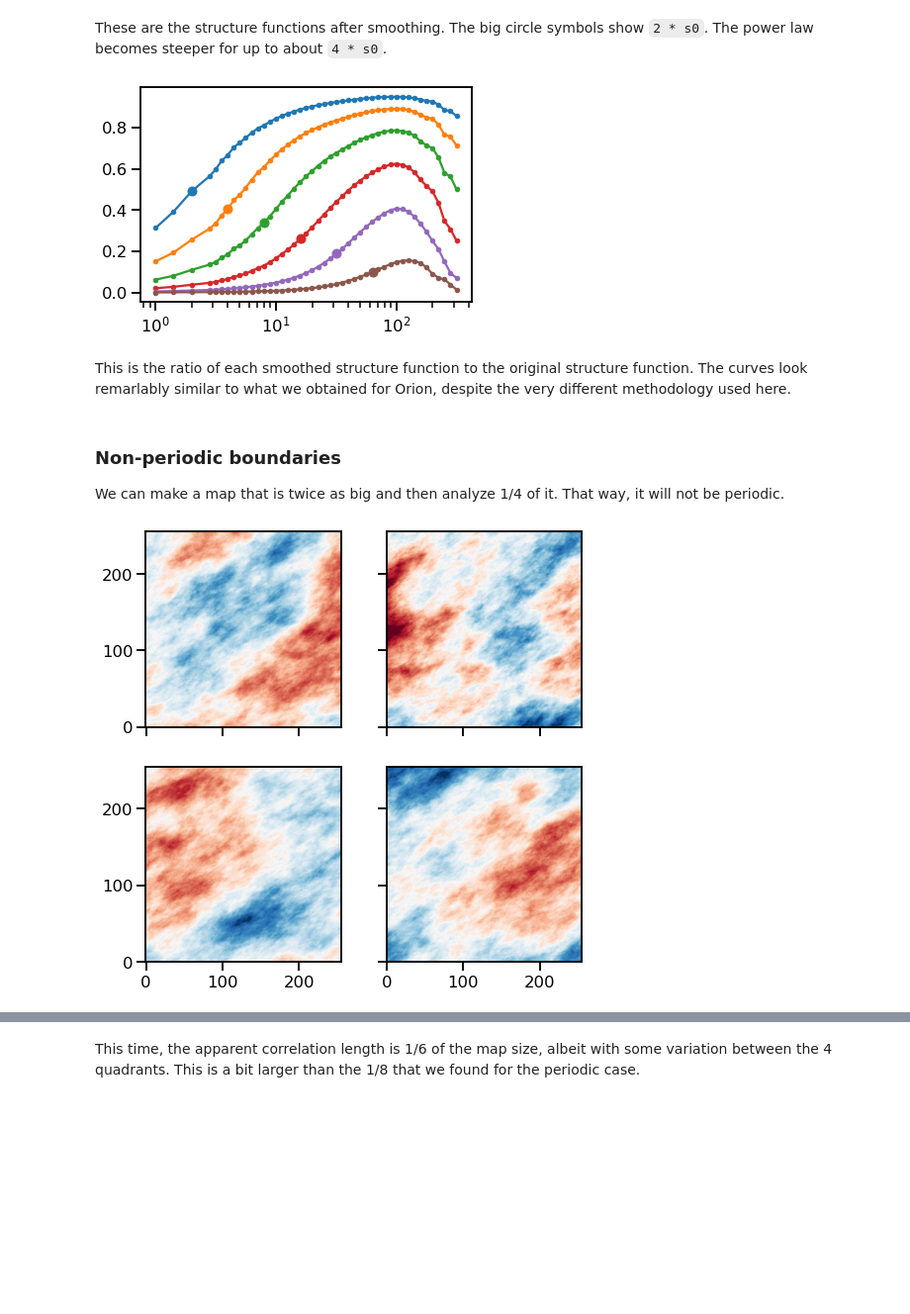
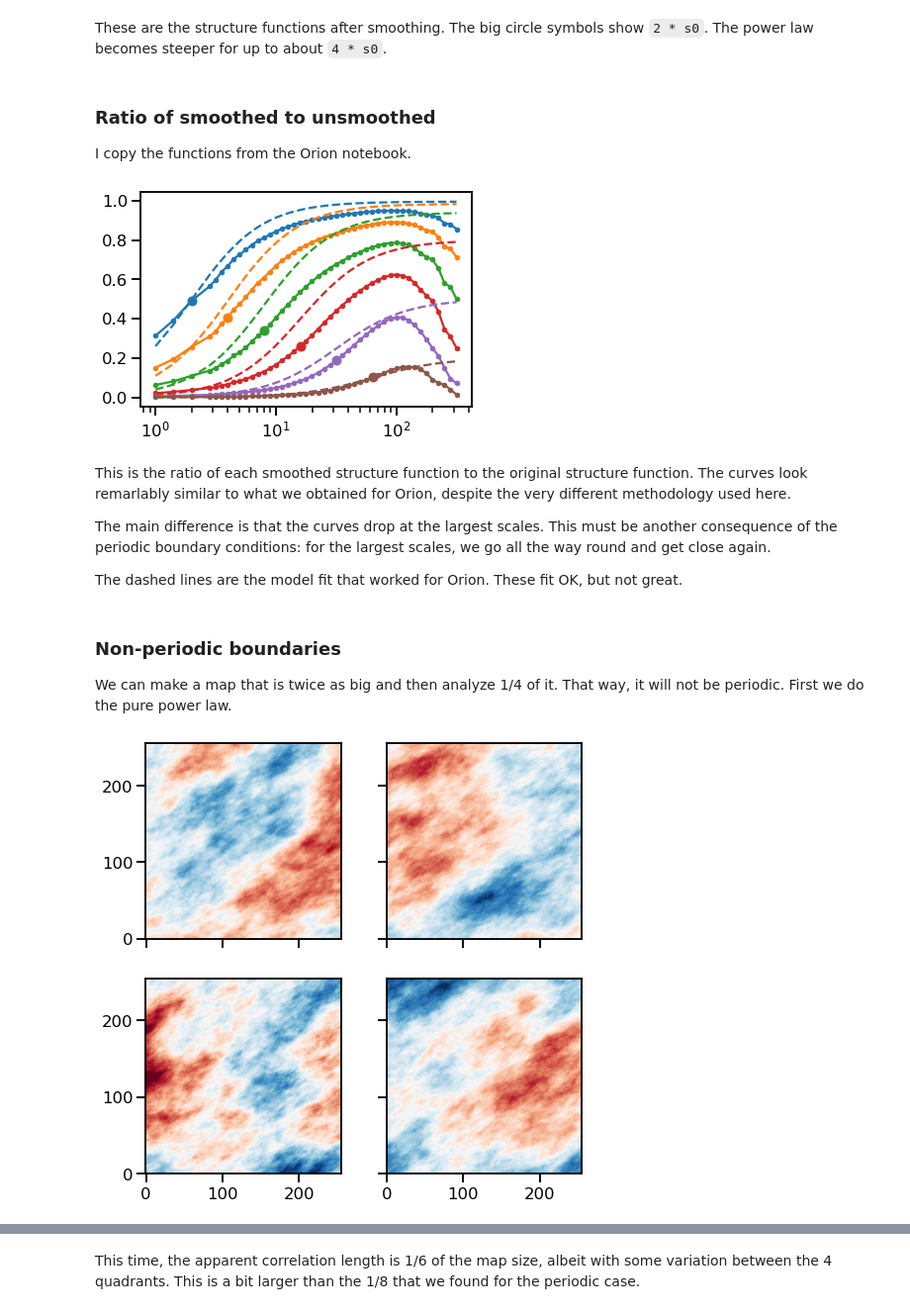
Before and after one commit to will-henney/mariano-velocity-statistics, a Jupyter notebook: fake-maps-seeing.ipynb, the cells around one changed output, grey strips where cells are left out. Shown at 99% size. Cells and saved outputs as stored; diff of their text form; code cells hidden in the pictures; blank space fills up the shorter version.

Commit message:
Finish the study of the effects of seeing on tapered power law map
We have a slight tweak to bfunc() and now we can fit very closely to
the ratio of B(r)

```diff
--- a/fake-maps-seeing.ipynb
+++ b/fake-maps-seeing.ipynb
@@ -182,3 +217,7 @@ ax.set(
 [figure]
 # %% [markdown]
 These are the structure functions after smoothing. The big circle symbols show `2 * s0`. The power law becomes steeper for up to about `4 * s0`.
+# %% [markdown]
+### Ratio of smoothed to unsmoothed
+
+I copy the functions from the Orion notebook.
@@ -193,49 +254,54 @@ for width in widths:
     rat0 = np.interp(2*width, r, rat)
     c = line[0].get_color()
     ax.plot(2*width, rat0, marker="o", color=c)
+    # Functional fit
+    ax.plot(r, seeing_empirical(r, width, r0, 0.75), color=c, linestyle="dashed")
 ax.set(xscale="log", yscale="linear");
 # %% [output]
-[figure, old version]
+[figure, new version]
 # %% [markdown]
 This is the ratio of each smoothed structure function to the original structure function. The curves look remarlably similar to what we obtained for Orion, despite the very different methodology used here.
+
+The main difference is that the curves drop at the largest scales.  This must be another consequence of the periodic boundary conditions: for the largest scales, we go all the way round and get close again.
+
+The dashed lines are the model fit that worked for Orion.  These fit OK, but not great.
 # %% [markdown]
 ### Non-periodic boundaries
 
-We can make a map that is twice as big and then analyze 1/4 of it. That way, it will not be periodic.
+We can make a map that is twice as big and then analyze 1/4 of it. That way, it will not be periodic.  First we do the pure power law.
 # %%
 vmap2x2 = make_extended(
     2 * N, powerlaw=2.0 + m,
     ellip=0.5, theta=45,
     randomseed=2021_10_08,
 )
-signorm2x2 = vmap2x2.std()
 
-vmap00 = vmap2x2[:N, :N]
-vmap00 -= np.mean(vmap00)
-vmap00 /= np.std(vmap00)
 
-vmap01 = vmap2x2[N:, :N]
-vmap01 -= np.mean(vmap01)
-vmap01 /= np.std(vmap01)
+def split_square_in_4(arr):
+    ny, nx = arr.shape
+    assert nx == ny and nx % 2 == 0
+    slices = slice(None, nx // 2), slice(nx // 2, None)
+    corners = []
+    for i, j in [
+        (0, 0), (0, 1), (1, 0), (1, 1),
+    ]:
+        corners.append(arr[slices[i], slices[j]])
+    return corners
 
-vmap10 = vmap2x2[:N, N:]
-vmap10 -= np.mean(vmap10)
-vmap10 /= np.std(vmap10)
+def normalize(arr):
+    return (arr - np.mean(arr)) / np.std(arr)
 
-vmap11 = vmap2x2[N:, N:]
-vmap11 -= np.mean(vmap11)
-vmap11 /= np.std(vmap11)
+vms = split_square_in_4(vmap2x2)
+vms = [normalize(_) for _ in vms]
 # %%
-fig, ((ax00, ax01), (ax10, ax11)) = plt.subplots(
+fig, axes = plt.subplots(
     2, 2,
     sharex=True, sharey=True,
     figsize=(8, 8),
 )
 imshow_kwds = dict(origin="lower", vmin=-3, vmax=3, cmap="RdBu_r")
-im = ax00.imshow(vmap00, **imshow_kwds)
-im = ax01.imshow(vmap01, **imshow_kwds)
-im = ax10.imshow(vmap10, **imshow_kwds)
-im = ax11.imshow(vmap11, **imshow_kwds)
+for vm, ax in zip(vms, axes.flat):
+    im = ax.imshow(vm, **imshow_kwds)
 # %% [output]
-[figure, old version]
+[figure, new version]
 # %%
```
Also changed, not shown: parts of 24 cells of this notebook, 26 other files.
